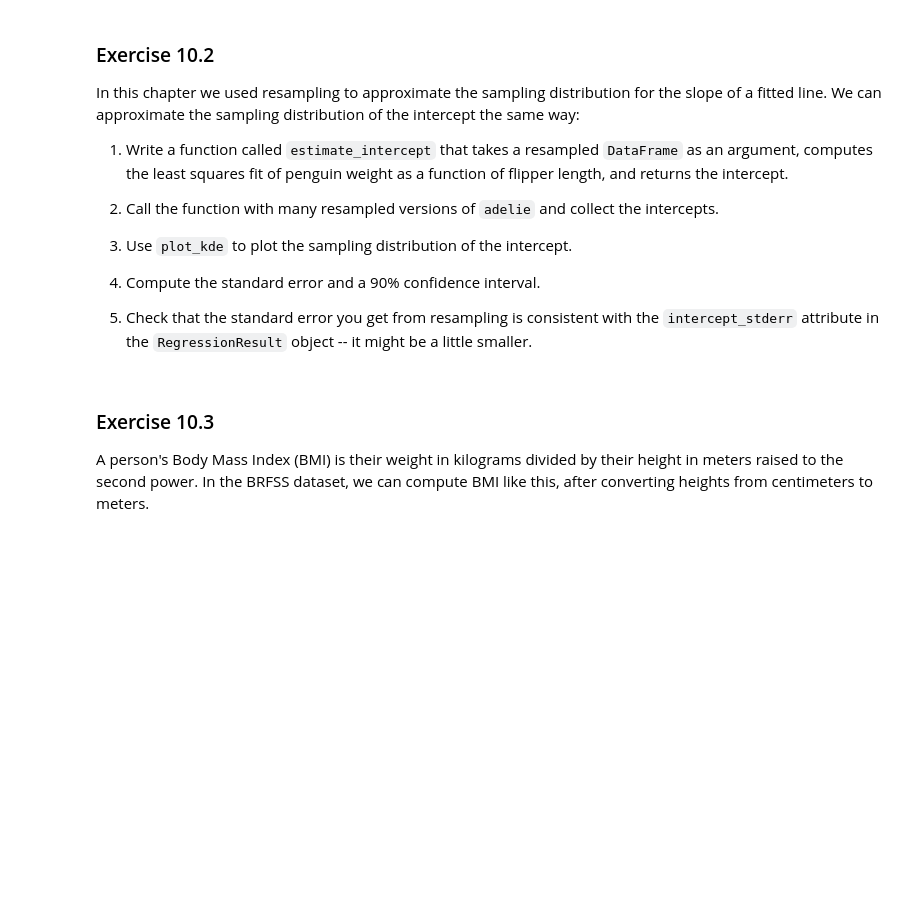
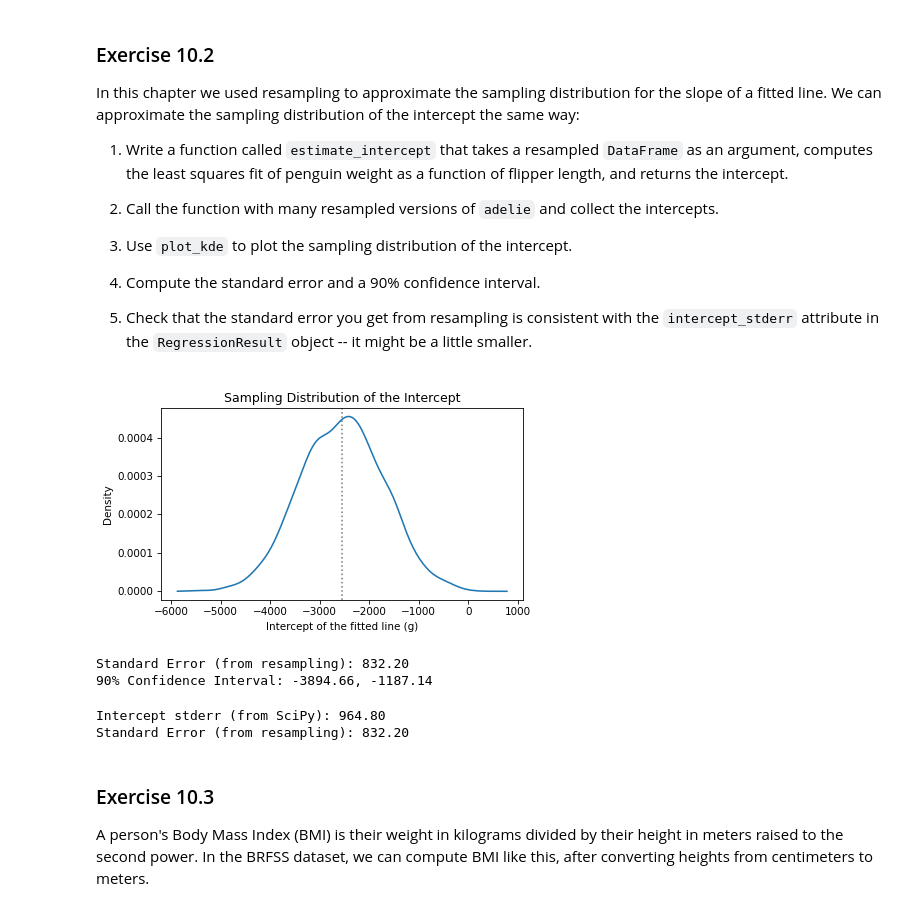
Before and after one commit to Malrangbbobbi/Think-Stats-Study, a Jupyter notebook: chap10.ipynb, the cells around one changed output. Cells and saved outputs as stored; diff of their text form; code cells hidden in the pictures; blank space fills up the shorter version.

```diff
--- a/chap10.ipynb
+++ b/chap10.ipynb
@@ -575,14 +688,61 @@ We can approximate the sampling distribution of the intercept the same way:
 5. Check that the standard error you get from resampling is consistent with the `intercept_stderr` attribute in the `RegressionResult` object -- it might be a little smaller.
 # %%
 # Solution goes here
+from scipy.stats import linregress
+
+# y절편 (intercept)
+def estimate_intercept(df):
+    xs = df["Flipper Length (mm)"]
+    ys = df["Body Mass (g)"]
+    result = linregress(xs, ys)
+    return result.intercept
 # %%
 # Solution goes here
+def resample(df):
+    n = len(df)
+    return df.sample(n, replace=True)
+
+resampled_intercepts = [estimate_intercept(resample(adelie)) for i in range(1001)]
 # %%
 # Solution goes here
+from thinkstats import plot_kde, decorate
+import matplotlib.pyplot as plt
+
+# KDE
+plot_kde(resampled_intercepts)
+
+decorate(xlabel="Intercept of the fitted line (g)",
+         ylabel="Density",
+         title="Sampling Distribution of the Intercept")
+plt.show()
+# %% [output]
+[figure, added]
 # %%
 # Solution goes here
+# 표준 오차 계산
+stderr = np.std(resampled_intercepts)
+print(f"Standard Error (from resampling): {stderr:.2f}")
+
+# 90% 신뢰 구간
+ci90 = np.percentile(resampled_intercepts, [5, 95])
+print(f"90% Confidence Interval: {ci90[0]:.2f}, {ci90[1]:.2f}")
+# %% [output]
+Standard Error (from resampling): 832.20
+90% Confidence Interval: -3894.66, -1187.14
 # %%
 # Solution goes here
+# 원본 데이터
+flipper_length = adelie["Flipper Length (mm)"]
+body_mass = adelie["Body Mass (g)"]
+original_result = linregress(flipper_length, body_mass)
+
+intercept_stderr_from_scipy = original_result.intercept_stderr
+print(f"Intercept stderr (from SciPy): {intercept_stderr_from_scipy:.2f}")
+
+print(f"Standard Error (from resampling): {stderr:.2f}")
+# %% [output]
+Intercept stderr (from SciPy): 964.80
+Standard Error (from resampling): 832.20
 # %% [markdown]
 ### Exercise 10.3
 
```
Also changed, not shown: parts of 49 cells of this notebook.
